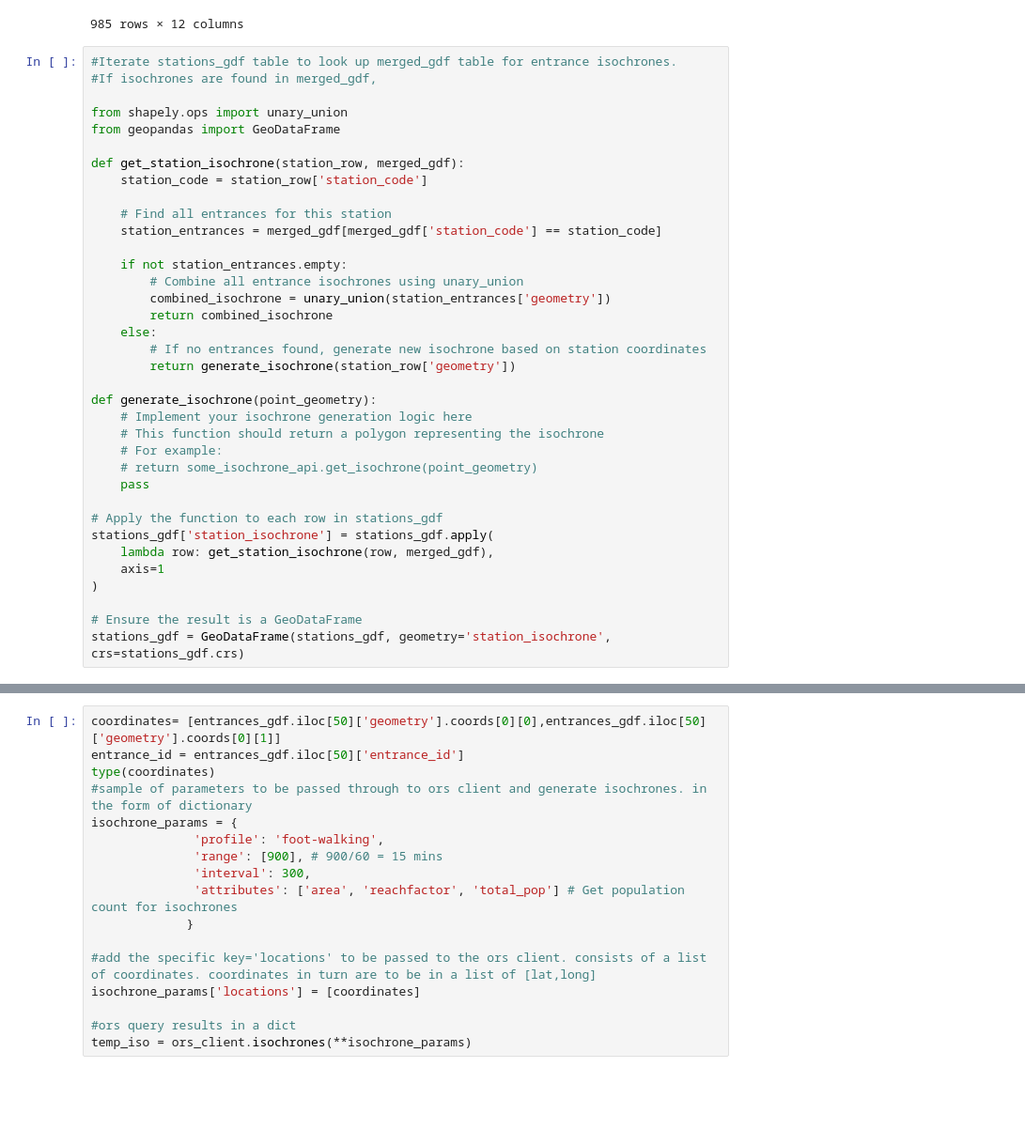
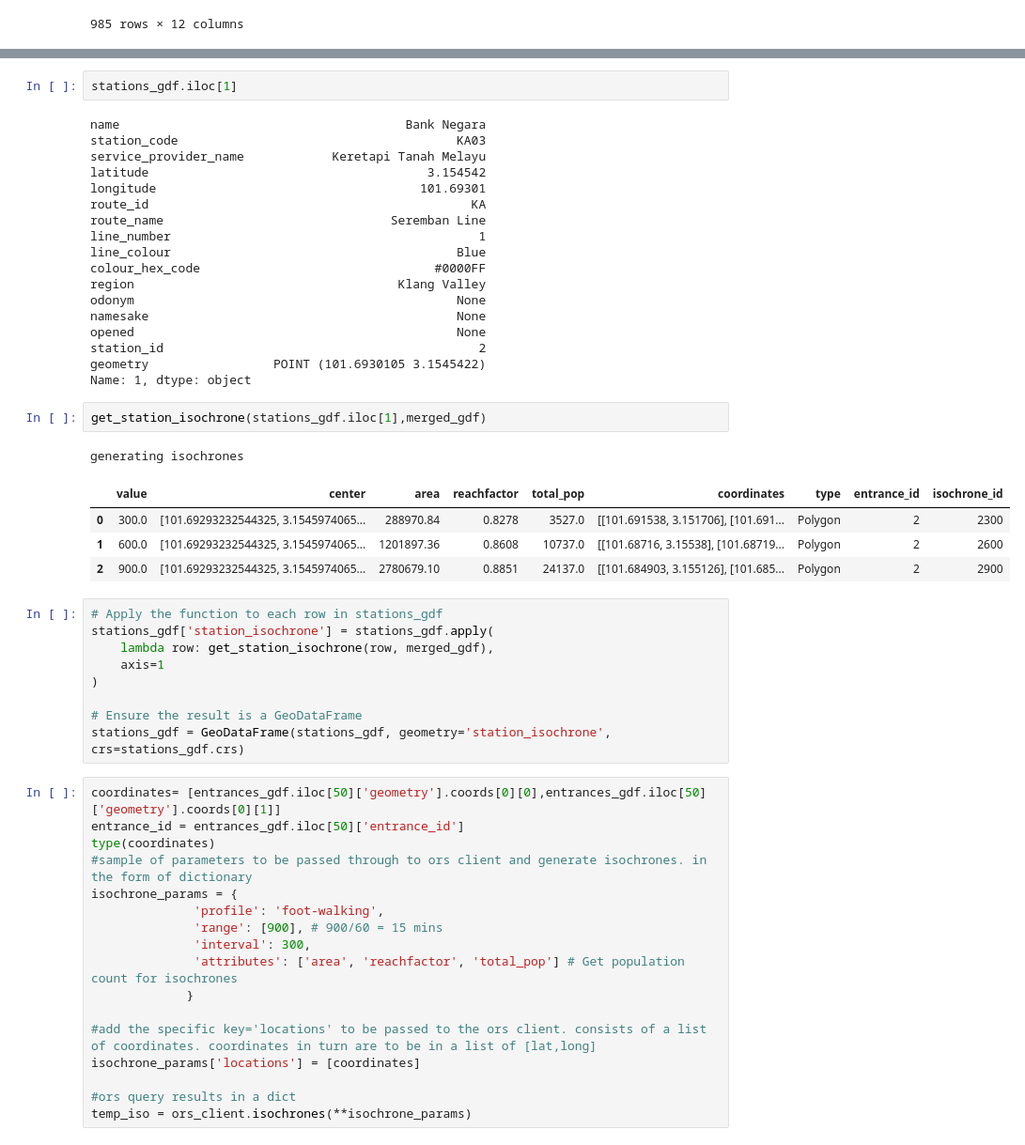
Before and after one commit to nabilersyad/transit-stations-database, a Jupyter notebook: notebooks/7_station-isochrone-generation.ipynb, the cells around one changed output, grey strips where cells are left out. Shown at 94% size. Cells and saved outputs as stored; diff of their text form; blank space fills up the shorter version.

Commit message:
Wrote generating isochrone function

```diff
--- a/notebooks/7_station-isochrone-generation.ipynb
+++ b/notebooks/7_station-isochrone-generation.ipynb
@@ -163,39 +163,3 @@ merged_gdf
 | 983 | 328 | 12155642294 | Kajang 2 | KB06A | 12155642294600 | 600.0 | [101.7920585756707, 2.96277329282... | 1279931.08 | ... |
 | 984 | 328 | 12155642294 | Kajang 2 | KB06A | 12155642294900 | 900.0 | [101.7920585756707, 2.96277329282... | 2825636.74 | ... |
 985 rows × 12 columns
-# %%
-#Iterate stations_gdf table to look up merged_gdf table for entrance isochrones.
-#If isochrones are found in merged_gdf,
-
-from shapely.ops import unary_union
-from geopandas import GeoDataFrame
-
-def get_station_isochrone(station_row, merged_gdf):
-    station_code = station_row['station_code']
-
-    # Find all entrances for this station
-    station_entrances = merged_gdf[merged_gdf['station_code'] == station_code]
-
-    if not station_entrances.empty:
-        # Combine all entrance isochrones using unary_union
-        combined_isochrone = unary_union(station_entrances['geometry'])
-        return combined_isochrone
-    else:
-        # If no entrances found, generate new isochrone based on station coordinates
-        return generate_isochrone(station_row['geometry'])
-
-def generate_isochrone(point_geometry):
-    # Implement your isochrone generation logic here
-    # This function should return a polygon representing the isochrone
-    # For example:
-    # return some_isochrone_api.get_isochrone(point_geometry)
-    pass
-
-# Apply the function to each row in stations_gdf
-stations_gdf['station_isochrone'] = stations_gdf.apply(
-    lambda row: get_station_isochrone(row, merged_gdf),
-    axis=1
-)
-
-# Ensure the result is a GeoDataFrame
-stations_gdf = GeoDataFrame(stations_gdf, geometry='station_isochrone', crs=stations_gdf.crs)
@@ -204,3 +219,40 @@ list
+# %%
+stations_gdf.iloc[1]
+# %% [output]
+name                                       Bank Negara
+station_code                                      KA03
+service_provider_name            Keretapi Tanah Melayu
+latitude                                      3.154542
+longitude                                    101.69301
+route_id                                            KA
+route_name                               Seremban Line
+line_number                                          1
+line_colour                                       Blue
+colour_hex_code                                #0000FF
+region                                    Klang Valley
+odonym                                            None
+namesake                                          None
+opened                                            None
+station_id                                           2
+geometry                 POINT (101.6930105 3.1545422)
+Name: 1, dtype: object
+# %%
+get_station_isochrone(stations_gdf.iloc[1],merged_gdf)
+# %% [output]
+generating isochrones
+|  | value | center | area | reachfactor | total_pop | coordinates | type | entrance_id | isochrone_id |
+| 0 | 300.0 | [101.69293232544325, 3.1545974065... | 288970.84 | 0.8278 | 3527.0 | [[101.691538, 3.151706], [101.691... | Polygon | 2 | 2300 |
+| 1 | 600.0 | [101.69293232544325, 3.1545974065... | 1201897.36 | 0.8608 | 10737.0 | [[101.68716, 3.15538], [101.68719... | Polygon | 2 | 2600 |
+| 2 | 900.0 | [101.69293232544325, 3.1545974065... | 2780679.10 | 0.8851 | 24137.0 | [[101.684903, 3.155126], [101.685... | Polygon | 2 | 2900 |
+# %%
+# Apply the function to each row in stations_gdf
+stations_gdf['station_isochrone'] = stations_gdf.apply(
+    lambda row: get_station_isochrone(row, merged_gdf),
+    axis=1
+)
+
+# Ensure the result is a GeoDataFrame
+stations_gdf = GeoDataFrame(stations_gdf, geometry='station_isochrone', crs=stations_gdf.crs)
 # %%
 coordinates= [entrances_gdf.iloc[50]['geometry'].coords[0][0],entrances_gdf.iloc[50]['geometry'].coords[0][1]]
 entrance_id = entrances_gdf.iloc[50]['entrance_id']
```
Also changed, not shown: parts of 2 cells of this notebook, 1 other file.
